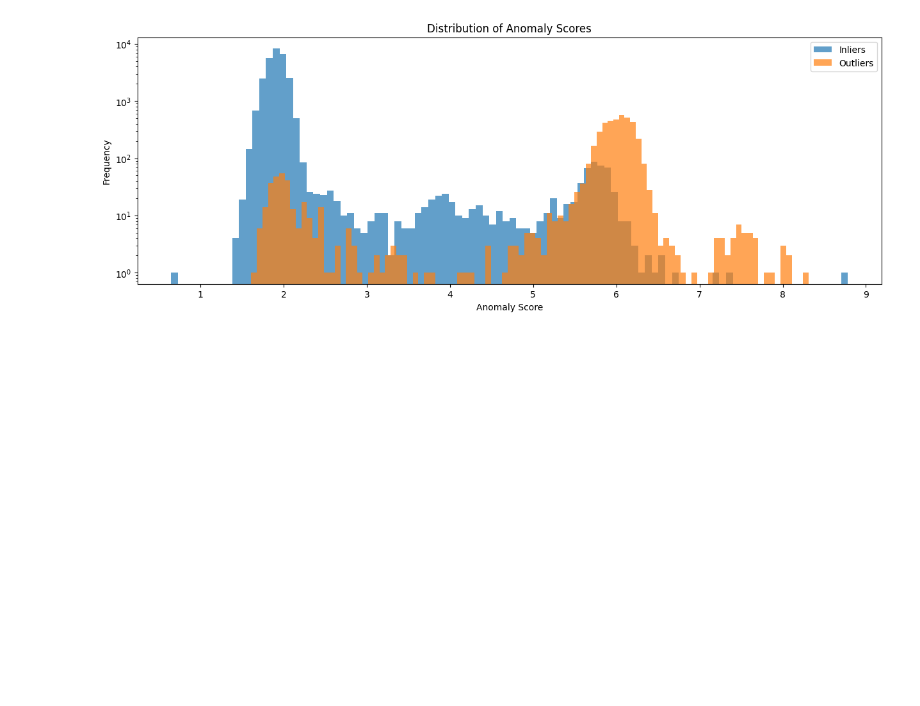
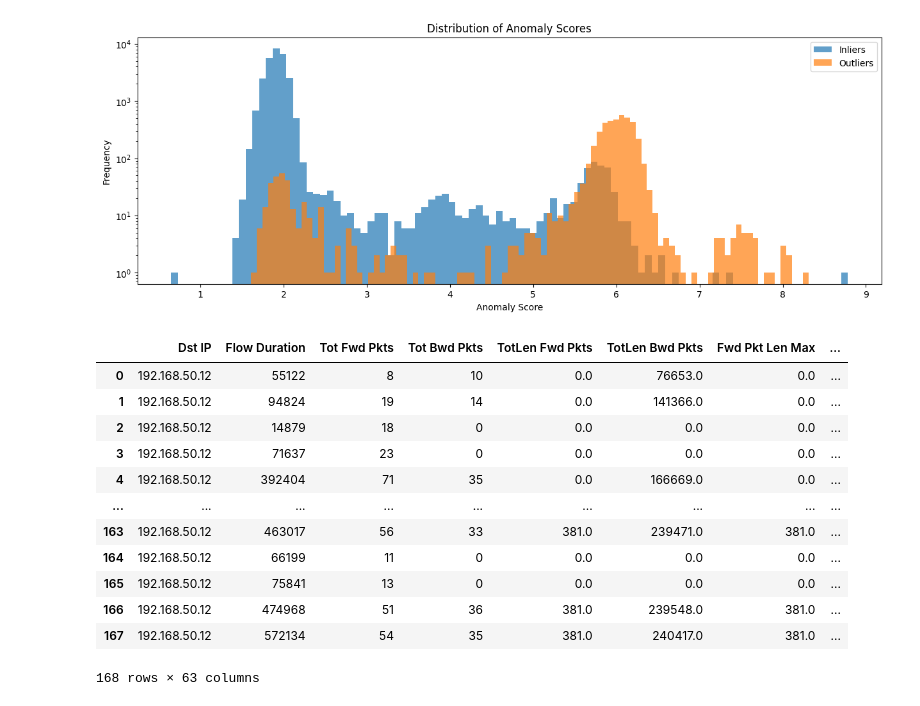
Before and after one commit to VincentSheh/NA_Model_Evaluation, a Jupyter notebook: simulatedcve.ipynb, the cells around one changed output. Drawn from its saved outputs; the diff is of its cells as text; code cells hidden in the pictures; blank space fills up the shorter version.

```diff
--- a/simulatedcve.ipynb
+++ b/simulatedcve.ipynb
@@ -1407,0 +1400,18 @@ Optimal Threshold of gm_new 5.2912917137146
+# %%
+validated_flow_data = pd.read_csv("./x.csv")
+validated_flow_data = validated_flow_data[validated_flow_data.columns[1:]]
+validated_flow_data
+# %% [output]
+|  | Dst IP | Flow Duration | Tot Fwd Pkts | Tot Bwd Pkts | TotLen Fwd Pkts | TotLen Bwd Pkts | Fwd Pkt Len Max | ... |
+| 0 | 192.168.50.12 | 55122 | 8 | 10 | 0.0 | 76653.0 | 0.0 | ... |
+| 1 | 192.168.50.12 | 94824 | 19 | 14 | 0.0 | 141366.0 | 0.0 | ... |
+| 2 | 192.168.50.12 | 14879 | 18 | 0 | 0.0 | 0.0 | 0.0 | ... |
+| 3 | 192.168.50.12 | 71637 | 23 | 0 | 0.0 | 0.0 | 0.0 | ... |
+| 4 | 192.168.50.12 | 392404 | 71 | 35 | 0.0 | 166669.0 | 0.0 | ... |
+| ... | ... | ... | ... | ... | ... | ... | ... | ... |
+| 163 | 192.168.50.12 | 463017 | 56 | 33 | 381.0 | 239471.0 | 381.0 | ... |
+| 164 | 192.168.50.12 | 66199 | 11 | 0 | 0.0 | 0.0 | 0.0 | ... |
+| 165 | 192.168.50.12 | 75841 | 13 | 0 | 0.0 | 0.0 | 0.0 | ... |
+| 166 | 192.168.50.12 | 474968 | 51 | 36 | 381.0 | 239548.0 | 381.0 | ... |
+| 167 | 192.168.50.12 | 572134 | 54 | 35 | 381.0 | 240417.0 | 381.0 | ... |
+168 rows × 63 columns
```
Also changed, not shown: parts of 13 cells of this notebook, 5 other files.
